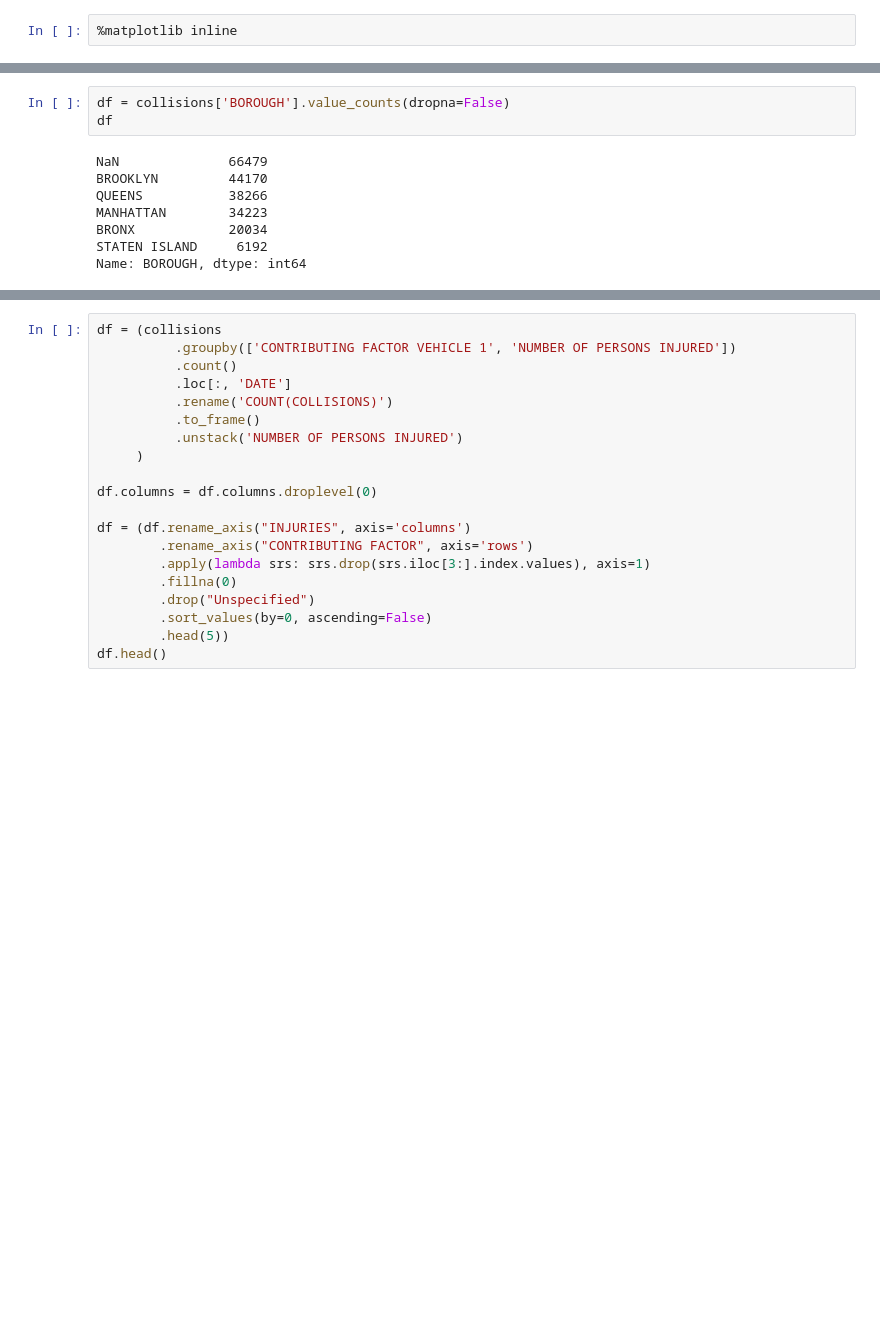
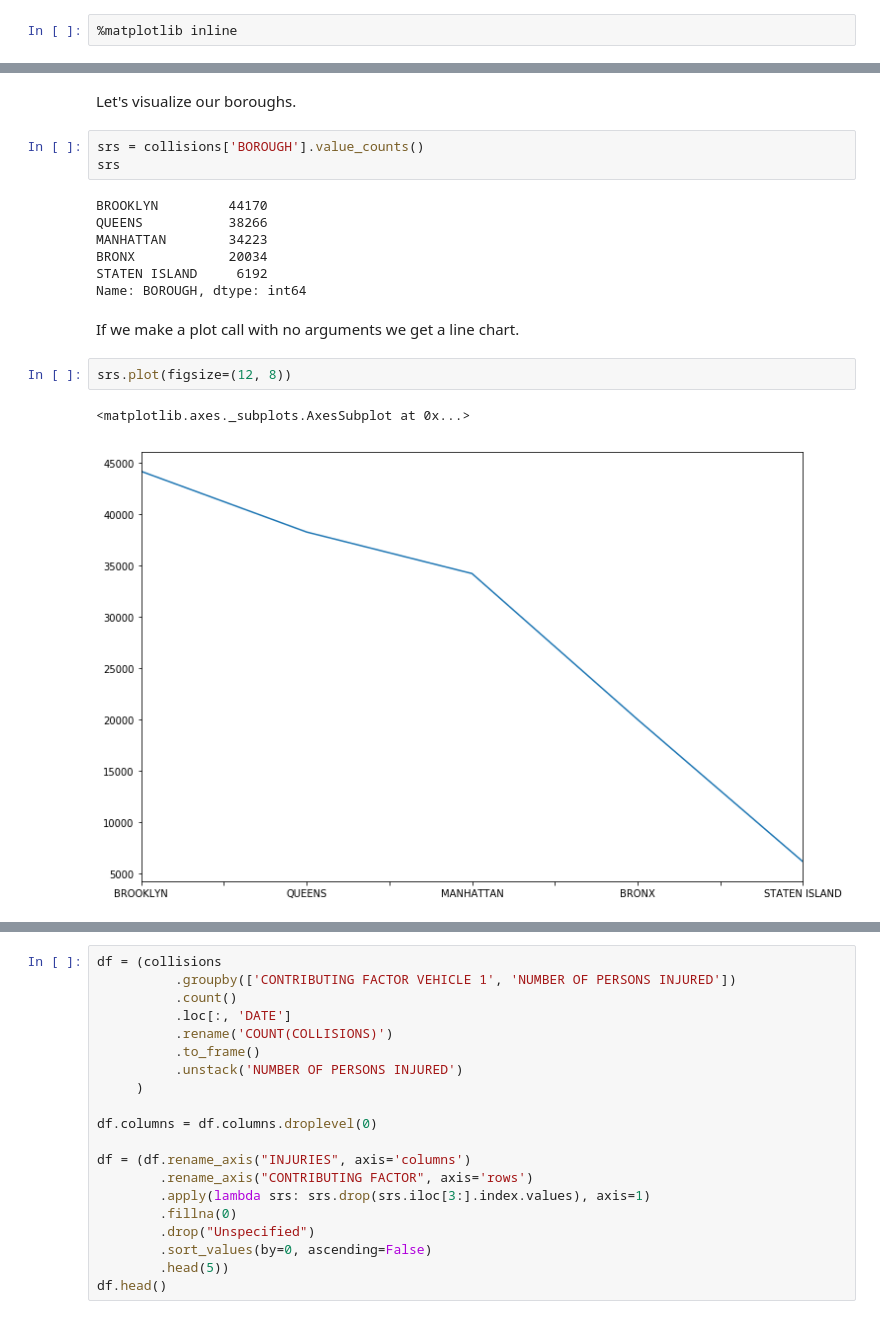
Before and after one commit to ResidentMario/plotting-tools, a Jupyter notebook: notebooks/01-pandas.ipynb, the cells around one changed output, grey strips where cells are left out. Cells and saved outputs as stored; diff of their text form; blank space fills up the shorter version.

```diff
--- a/notebooks/01-pandas.ipynb
+++ b/notebooks/01-pandas.ipynb
@@ -18,11 +22,19 @@ What's the easiest tool to use? `pandas`. You've already got it!
+# %% [markdown]
+Let's visualize our boroughs.
 # %%
-df = collisions['BOROUGH'].value_counts(dropna=False)
-df
+srs = collisions['BOROUGH'].value_counts()
+srs
 # %% [output]
-NaN              66479
 BROOKLYN         44170
 QUEENS           38266
 MANHATTAN        34223
 BRONX            20034
 STATEN ISLAND     6192
 Name: BOROUGH, dtype: int64
+# %% [markdown]
+If we make a plot call with no arguments we get a line chart.
+# %%
+srs.plot(figsize=(12, 8))
+# %% [output]
+<matplotlib.axes._subplots.AxesSubplot at 0x...>
+[figure, added]
```
Also changed, not shown: parts of 23 cells of this notebook, 4 other files.
